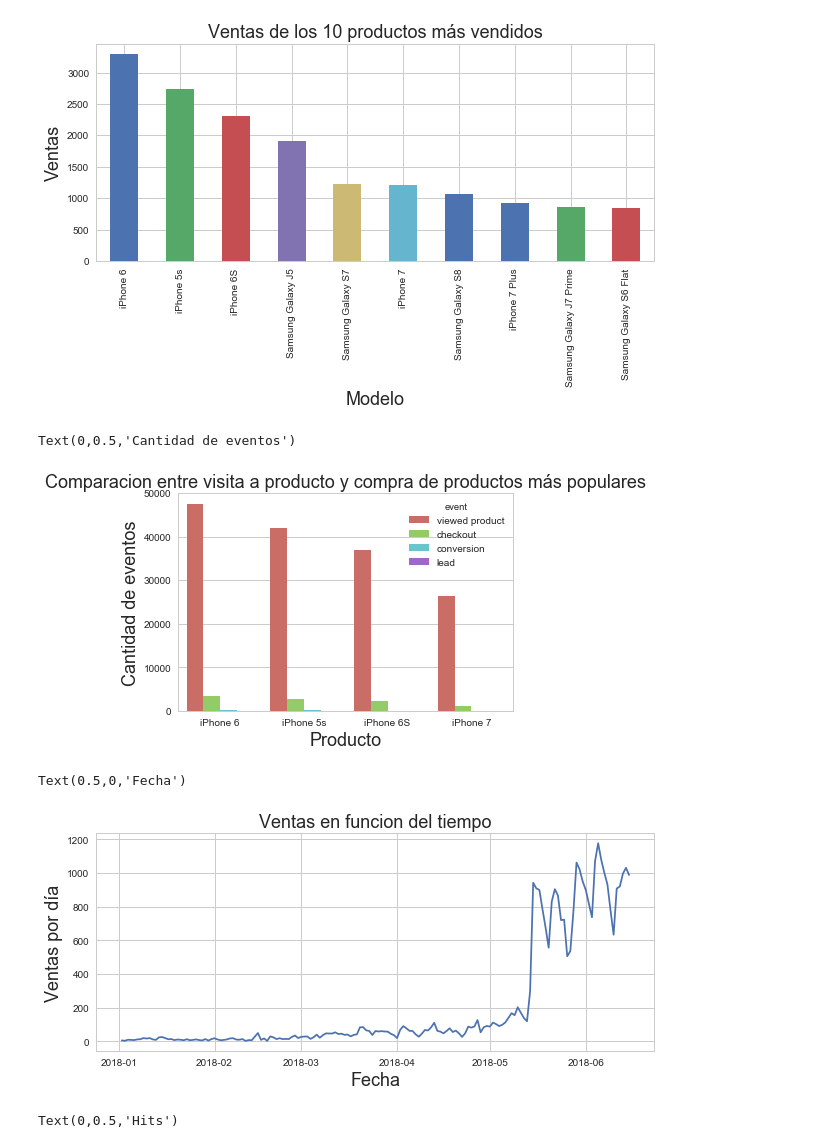
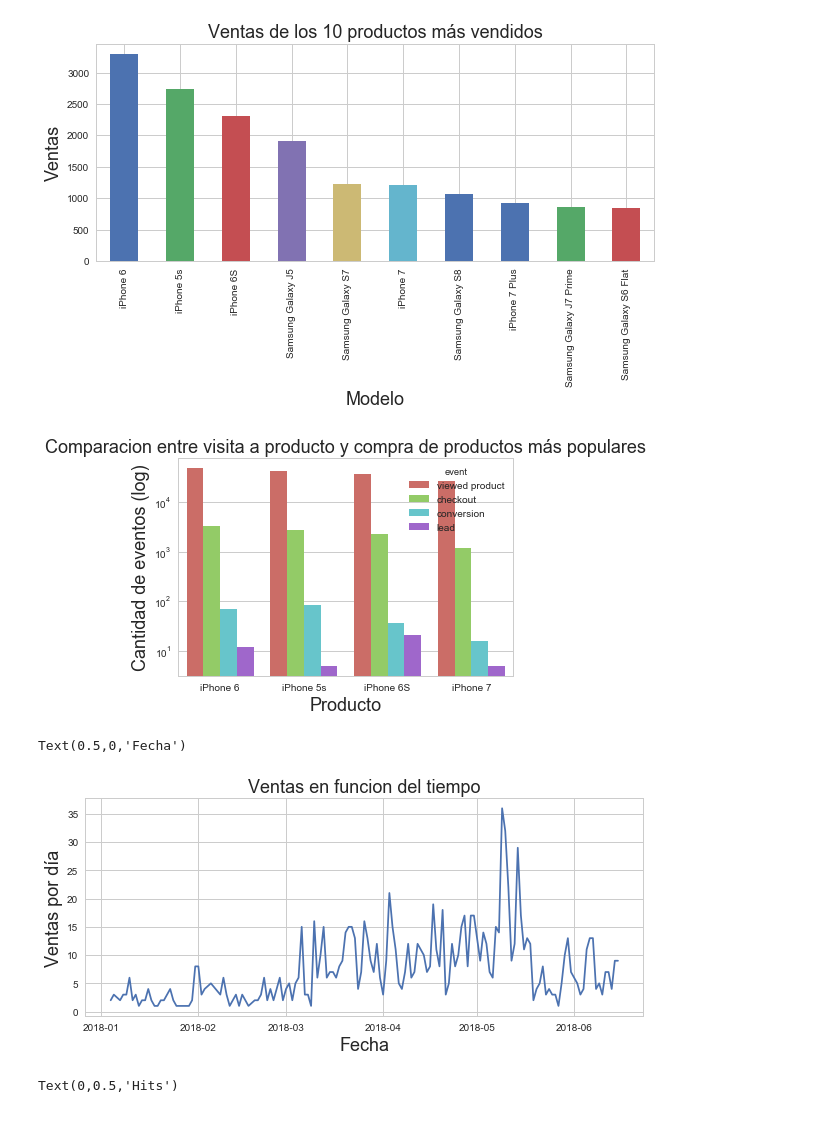
Before and after one commit to MartinCohen98/OrganizacionDeDatosTP1, a Jupyter notebook: AnalisisExploratorioMartin.ipynb, the cells around one changed output. Saved outputs shown, nothing was run; the diff lists cells and outputs as text; code cells hidden in the pictures.

Commit message:
Ultimo plot agregado

```diff
--- a/AnalisisExploratorioMartin.ipynb
+++ b/AnalisisExploratorioMartin.ipynb
@@ -121,16 +121,16 @@ Text(0.5,0,'Modelo')
 # %%
 comparacionEventosDeProductos = sns.countplot(x = "model", hue = "event", data = productos, palette = "hls", order = productos.model.value_counts().iloc[:4].index)
 
 comparacionEventosDeProductos.set_title('Comparacion entre visita a producto y compra de productos más populares', fontsize=18)
 comparacionEventosDeProductos.set_xlabel('Producto', fontsize=18)
-comparacionEventosDeProductos.set_ylabel('Cantidad de eventos', fontsize=18)
+comparacionEventosDeProductos.set_ylabel('Cantidad de eventos (log)', fontsize=18)
+comparacionEventosDeProductos.set_yscale('log')
 # %% [output]
-Text(0,0.5,'Cantidad de eventos')
-[figure, old version]
+[figure, new version]
 # %%
 ventas = df[['timestamp', 'event']]
 
-ventas = ventas.loc[ventas['event'] == 'checkout', :]
+ventas = ventas.loc[ventas['event'] == 'conversion', :]
 
 ventas['timestamp'] = ventas['timestamp'].dt.date
 
@@ -141,7 +141,7 @@ plotVentas.set_ylabel('Ventas por día', fontsize=18)
 plotVentas.set_xlabel('Fecha', fontsize=18)
 # %% [output]
 Text(0.5,0,'Fecha')
-[figure, old version]
+[figure, new version]
 # %%
 campaniasPublicitarias = df['campaign_source'].dropna()
 
```
Also changed, not shown: parts of 3 cells of this notebook.
